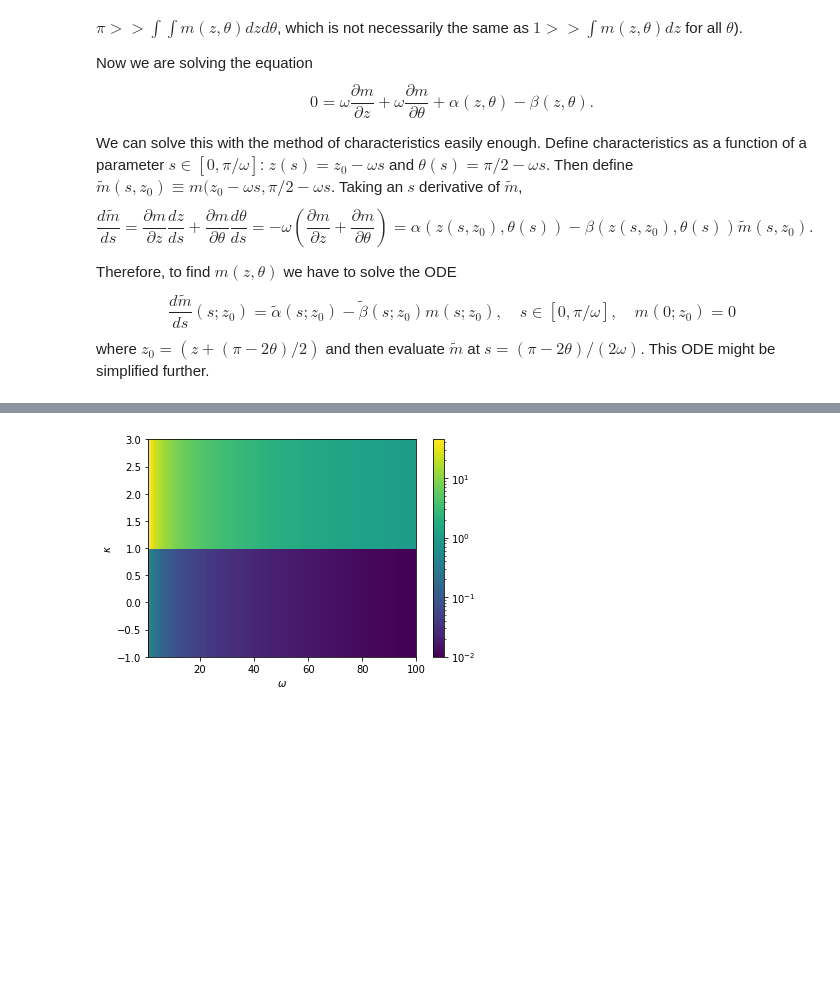
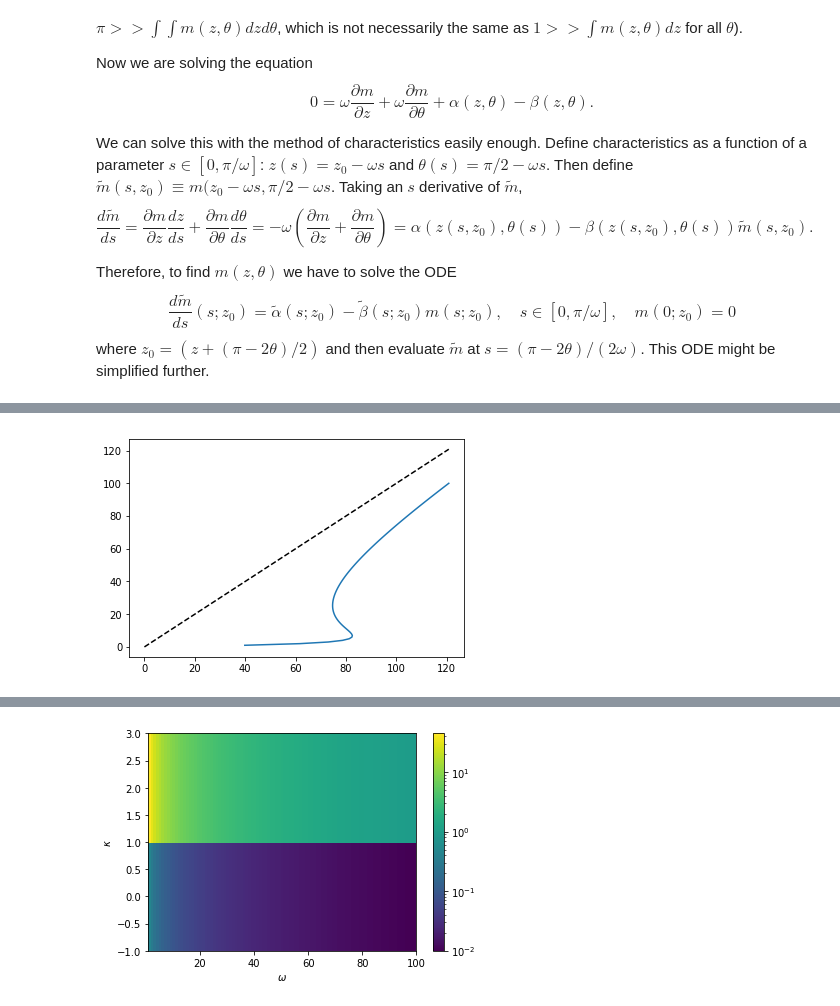
Before and after one commit to wandrewjam/thesis, a Jupyter notebook: rolling-model/src/toy-problem.ipynb, the cells around one changed output, grey strips where cells are left out. Saved outputs shown, nothing was run; the diff lists cells and outputs as text; code cells hidden in the pictures; blank space fills up the shorter version.

```diff
--- a/rolling-model/src/toy-problem.ipynb
+++ b/rolling-model/src/toy-problem.ipynb
@@ -361,0 +369,7 @@ plt.show()
+# %%
+plt.plot(omegas + T/xi, omegas)
+m = np.amax(omegas + T/xi)
+plt.plot([0, m], [0, m], 'k--')
+plt.show()
+# %% [output]
+[figure, added]
```
Also changed, not shown: parts of 9 cells of this notebook, 1 other file.
